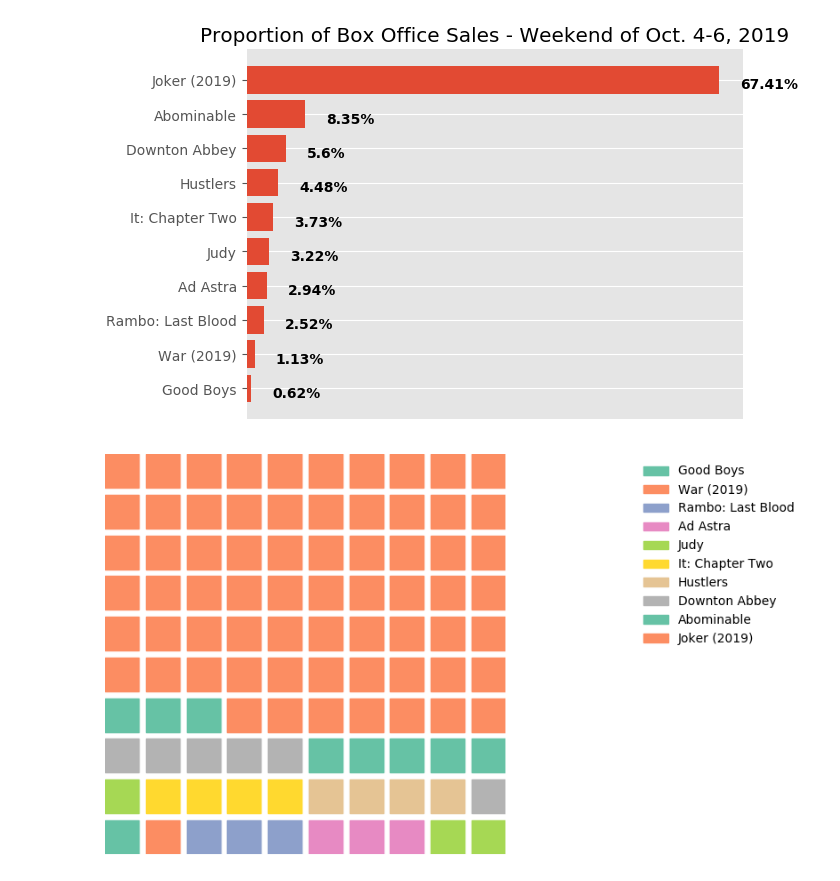
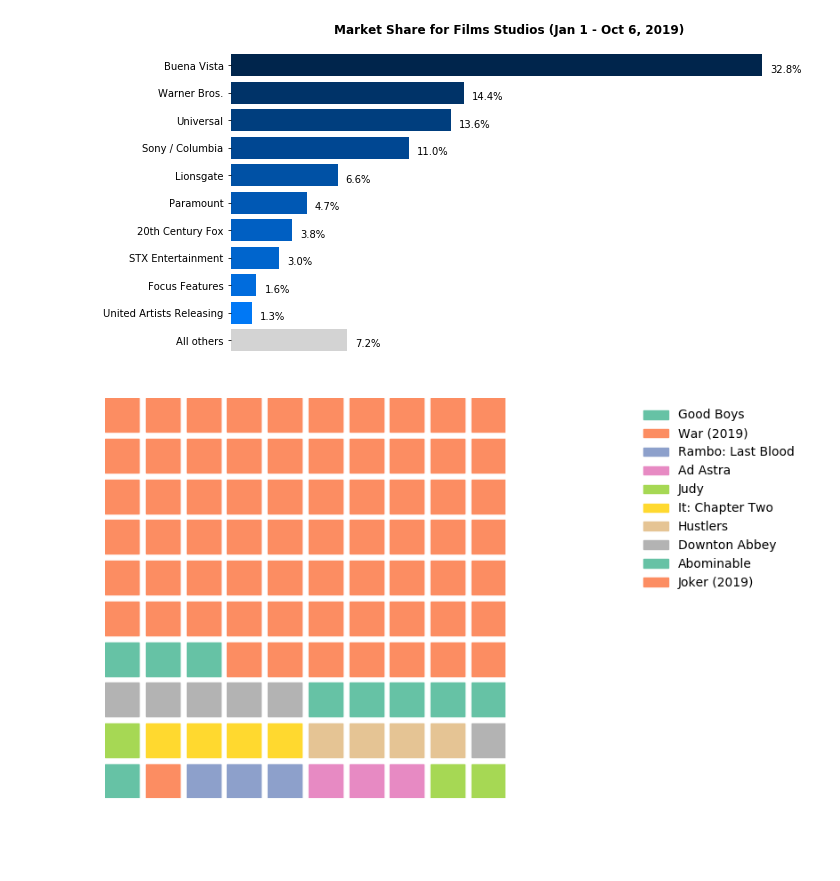
Before and after one commit to jnawjux/pie_chart_alternatives_sample, a Jupyter notebook: pie_chart_alternatives.ipynb, the cells around one changed output. Saved outputs shown, nothing was run; the diff lists cells and outputs as text; code cells hidden in the pictures; blank space fills up the shorter version.

```diff
--- a/pie_chart_alternatives.ipynb
+++ b/pie_chart_alternatives.ipynb
@@ -23,0 +6,3 @@ movies_revenue
+# %%
+studios_df = pd.read_csv('studios.csv')
+studios_df
@@ -24,8 +22,8 @@ movies_revenue
 # %%
-titles = movies_revenue['title'].tolist()
-sales_prop = movies_revenue['sales_prop'].tolist()
-sales = movies_revenue['sales'].tolist()
-patches, texts = plt.pie(sales_prop, shadow=True, startangle=90)
+titles = studios_df.studio.tolist()
+sales_prop = studios_df.percent_market_share.tolist()
+colors = ['aqua', 'aquamarine', 'fuchsia', 'gold', 'green','indigo', 'lavender', 'lightblue', 'lightgreen', 'orange','grey']
+patches, texts = plt.pie(sales_prop, shadow=True, startangle=90, colors = colors)
 plt.legend(patches, titles, loc="best", bbox_to_anchor=(1,1))
 plt.axis('equal')
 plt.tight_layout()
@@ -35,28 +33,30 @@ plt.show();
 # %%
-plt.style.use('ggplot')
-fig, ax = plt.subplots()
+fig, ax = plt.subplots(figsize=(10,6))
 
 fig.patch.set_visible(False)
 
+colors = ['#00254c', '#003368', '#003e7e', '#004792', '#0051a5',
+         '#0058b4', '#005fc2', '#0065cd', '#006cdd', '#0078f5', 'lightgrey']
+
 y_pos = np.arange(len(titles))
-ax.barh(y_pos, sales_prop, align='center')
+ax.barh(y_pos, sales_prop, align='center', color=colors)
 ax.set_yticks(y_pos)
 ax.set_yticklabels(titles)
 ax.invert_yaxis()  # labels read top-to-bottom
-ax.set_title('Proportion of Box Office Sales - Weekend of Oct. 4-6, 2019')
+ax.set_title('Market Share for Films Studios (Jan 1 - Oct 6, 2019)', fontweight='bold')
 # Hide the right and top spines
 ax.spines['top'].set_visible(False)
 ax.spines['bottom'].set_visible(False)
 ax.spines['right'].set_visible(False)
 ax.spines['left'].set_visible(False)
 ax.set_xticks([])
 
 for i, v in enumerate(sales_prop):
-    ax.text(v + 3, i + .25, (str(v) + "%"), color='black', fontweight='bold')
+    ax.text(v + .5, i+ .25, (str(v) + "%"), color='black')
 
 plt.show();
 # %% [output]
-[figure, old version]
+[figure, new version]
 # %%
 fig = plt.figure(
     FigureClass=Waffle,
```
Also changed, not shown: parts of 3 cells of this notebook.
